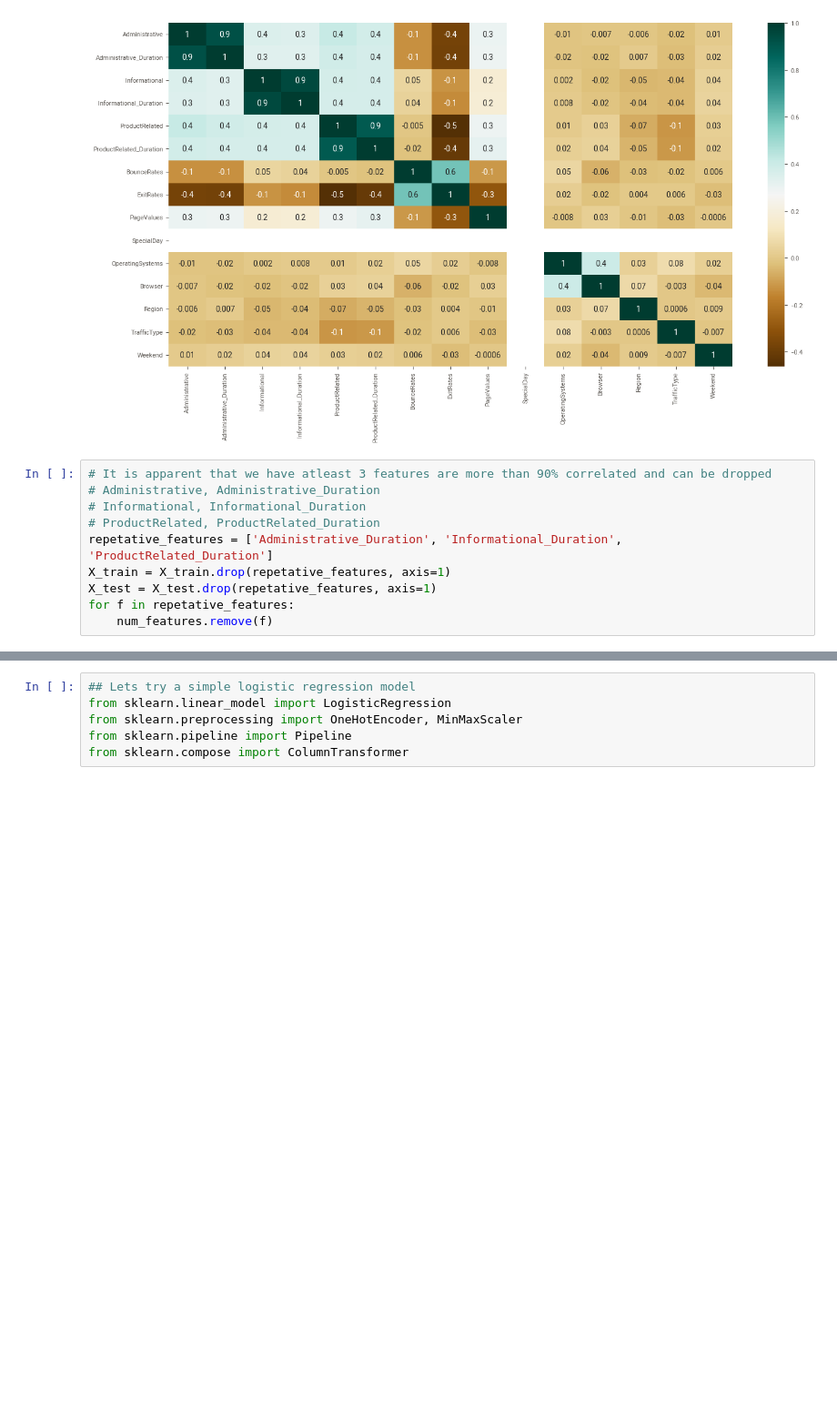
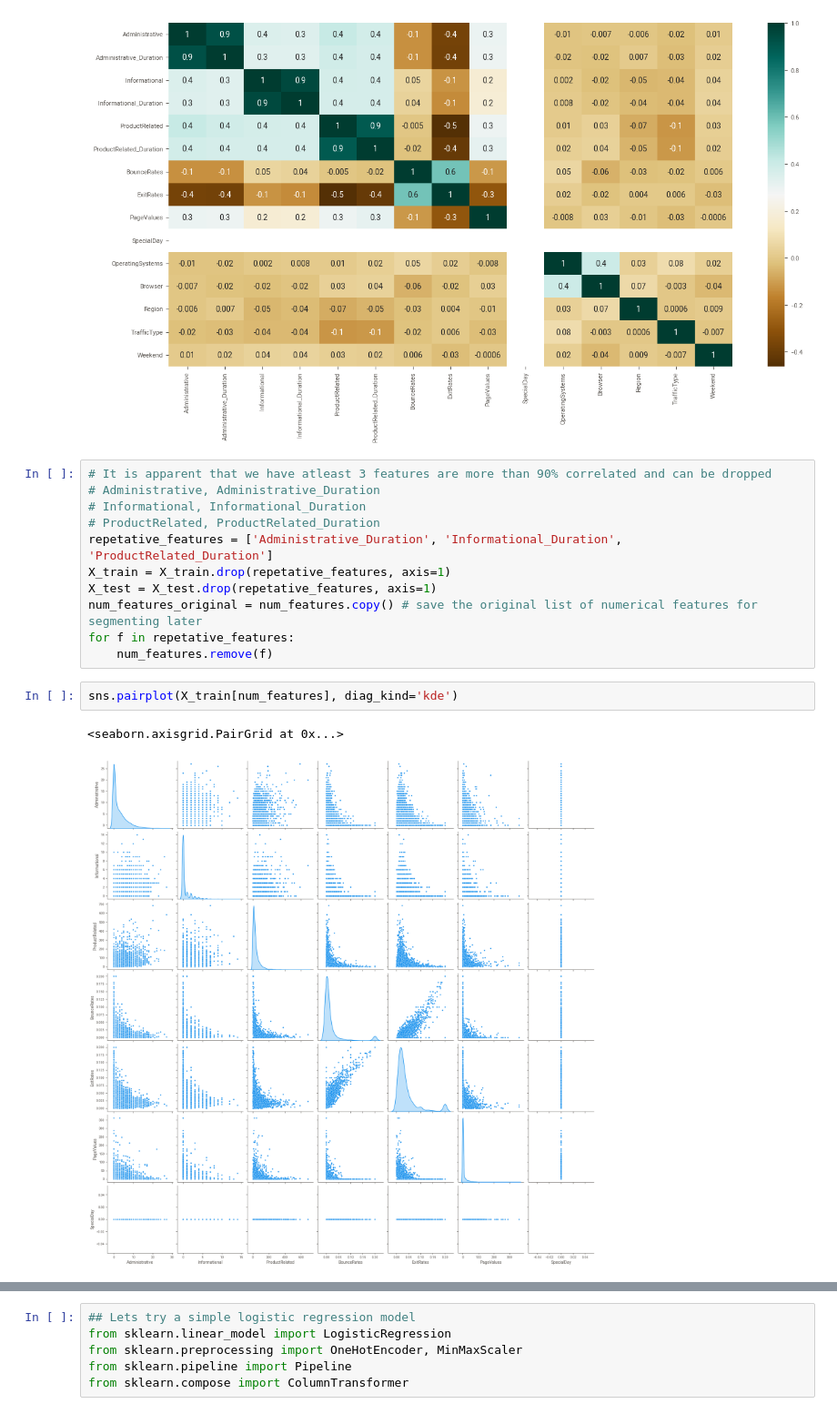
Before and after one commit to punjab/MLE-8, a Jupyter notebook: assignments/week-8-semisupervised-unsuperivsed-selfsupervised/midterm/midterm.ipynb, the cells around one changed output, grey strips where cells are left out. Shown at 91% size. Saved outputs shown, nothing was run; the diff lists cells and outputs as text; blank space fills up the shorter version.

```diff
--- a/assignments/week-8-semisupervised-unsuperivsed-selfsupervised/midterm/midterm.ipynb
+++ b/assignments/week-8-semisupervised-unsuperivsed-selfsupervised/midterm/midterm.ipynb
@@ -175,8 +178,14 @@ heatmap = sns.heatmap(corr, annot=True, fmt='.1g', cmap='BrBG')
 repetative_features = ['Administrative_Duration', 'Informational_Duration', 'ProductRelated_Duration']
 X_train = X_train.drop(repetative_features, axis=1)
 X_test = X_test.drop(repetative_features, axis=1)
+num_features_original = num_features.copy() # save the original list of numerical features for segmenting later
 for f in repetative_features:
     num_features.remove(f)
+# %%
+sns.pairplot(X_train[num_features], diag_kind='kde')
+# %% [output]
+<seaborn.axisgrid.PairGrid at 0x...>
+[figure, added]
 # %%
 X_train.sample(5)
 # %% [output]
```
Also changed, not shown: parts of 31 cells of this notebook.
